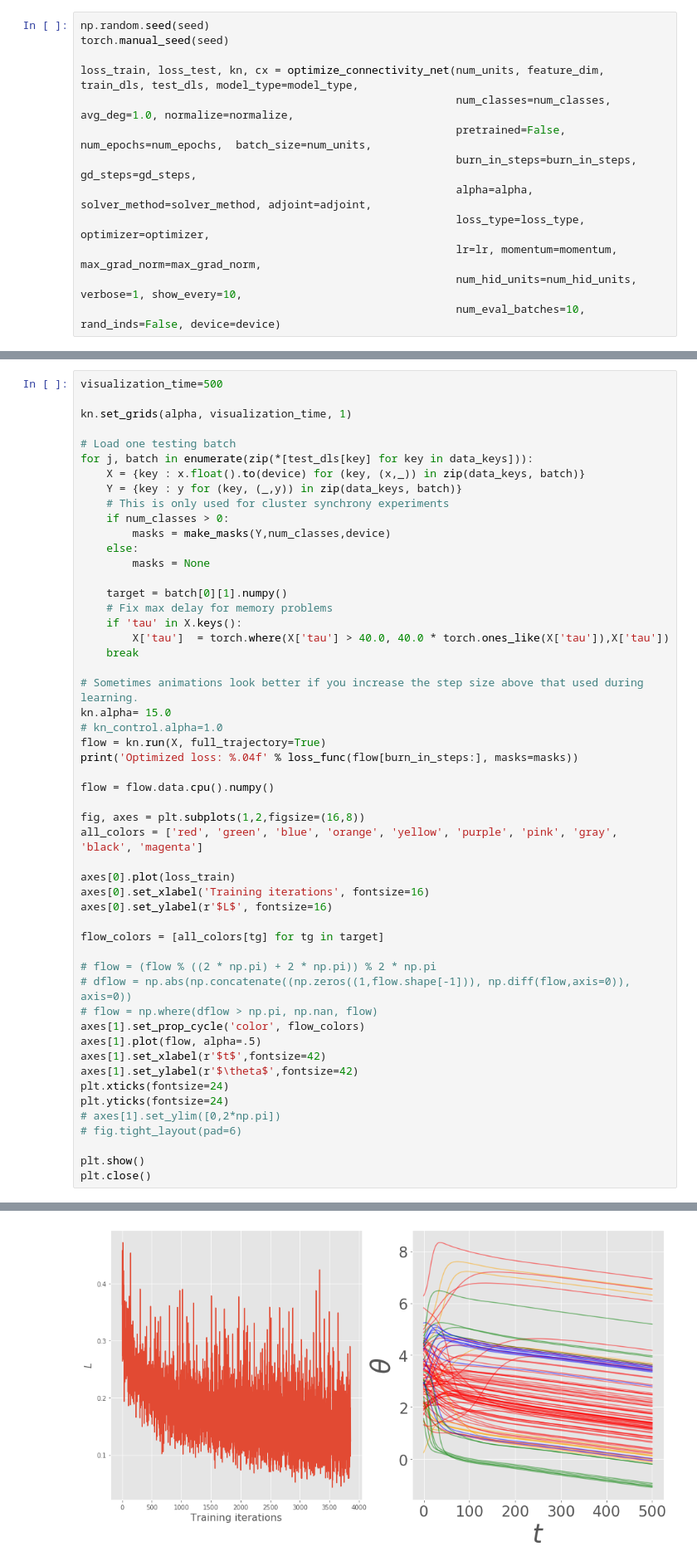
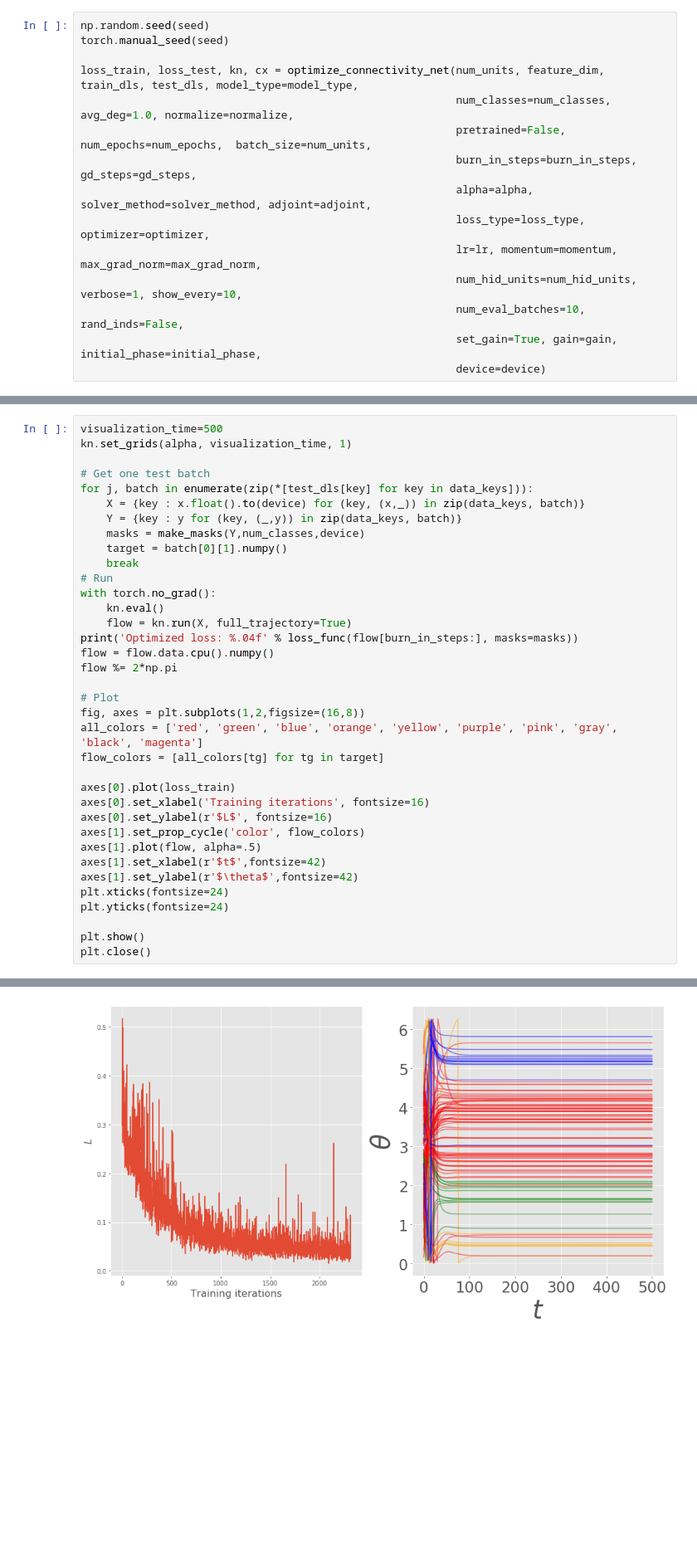
Before and after one commit to serre-lab/KuraNet, a Jupyter notebook: images.ipynb, the cells around one changed output, grey strips where cells are left out. Shown at 83% size. Saved outputs shown, nothing was run; the diff lists cells and outputs as text; blank space fills up the shorter version.

```diff
--- a/images.ipynb
+++ b/images.ipynb
@@ -95,6 +117,8 @@ loss_train, loss_test, kn, cx = optimize_connectivity_net(num_units, feature_dim
                                                           loss_type=loss_type, optimizer=optimizer,
                                                           lr=lr, momentum=momentum, max_grad_norm=max_grad_norm,
                                                           num_hid_units=num_hid_units, verbose=1, show_every=10,
-                                                          num_eval_batches=10, rand_inds=False, device=device)
+                                                          num_eval_batches=10, rand_inds=False,
+                                                          set_gain=True, gain=gain, initial_phase=initial_phase,
+                                                          device=device)
 # %% [output]
 Training. Epoch 0.
@@ -119,52 +145,36 @@ Testing batch: 10. Time/Batch: 0.1646. Loss: 0.10978035628795624.
 # %%
 visualization_time=500
-
 kn.set_grids(alpha, visualization_time, 1)
 
-# Load one testing batch
+# Get one test batch
 for j, batch in enumerate(zip(*[test_dls[key] for key in data_keys])):
     X = {key : x.float().to(device) for (key, (x,_)) in zip(data_keys, batch)}
     Y = {key : y for (key, (_,y)) in zip(data_keys, batch)}
-    # This is only used for cluster synchrony experiments
-    if num_classes > 0:
-        masks = make_masks(Y,num_classes,device)
-    else:
-        masks = None
+    masks = make_masks(Y,num_classes,device)
+    target = batch[0][1].numpy()
+    break
+# Run
+with torch.no_grad():
+    kn.eval()
+    flow = kn.run(X, full_trajectory=True)
+print('Optimized loss: %.04f' % loss_func(flow[burn_in_steps:], masks=masks))
+flow = flow.data.cpu().numpy()
+flow %= 2*np.pi
 
-    target = batch[0][1].numpy()
-    # Fix max delay for memory problems
-    if 'tau' in X.keys():
-        X['tau']  = torch.where(X['tau'] > 40.0, 40.0 * torch.ones_like(X['tau']),X['tau'])
-    break
-
-# Sometimes animations look better if you increase the step size above that used during learning.
-kn.alpha= 15.0
-# kn_control.alpha=1.0
-flow = kn.run(X, full_trajectory=True)
-print('Optimized loss: %.04f' % loss_func(flow[burn_in_steps:], masks=masks))
-
-flow = flow.data.cpu().numpy()
-
+# Plot
 fig, axes = plt.subplots(1,2,figsize=(16,8))
 all_colors = ['red', 'green', 'blue', 'orange', 'yellow', 'purple', 'pink', 'gray', 'black', 'magenta']
+flow_colors = [all_colors[tg] for tg in target]
 
 axes[0].plot(loss_train)
 axes[0].set_xlabel('Training iterations', fontsize=16)
 axes[0].set_ylabel(r'$L$', fontsize=16)
-
-flow_colors = [all_colors[tg] for tg in target]
-
-# flow = (flow % ((2 * np.pi) + 2 * np.pi)) % 2 * np.pi
-# dflow = np.abs(np.concatenate((np.zeros((1,flow.shape[-1])), np.diff(flow,axis=0)), axis=0))
-# flow = np.where(dflow > np.pi, np.nan, flow)
 axes[1].set_prop_cycle('color', flow_colors)
 axes[1].plot(flow, alpha=.5)
 axes[1].set_xlabel(r'$t$',fontsize=42)
 axes[1].set_ylabel(r'$\theta$',fontsize=42)
 plt.xticks(fontsize=24)
 plt.yticks(fontsize=24)
-# axes[1].set_ylim([0,2*np.pi])
-# fig.tight_layout(pad=6)
 
 plt.show()
 plt.close()
@@ -173 +183 @@ Optimized loss: 0.0971
-[figure, old version]
+[figure, new version]
```
Also changed, not shown: parts of 16 cells of this notebook, 11 other files.
